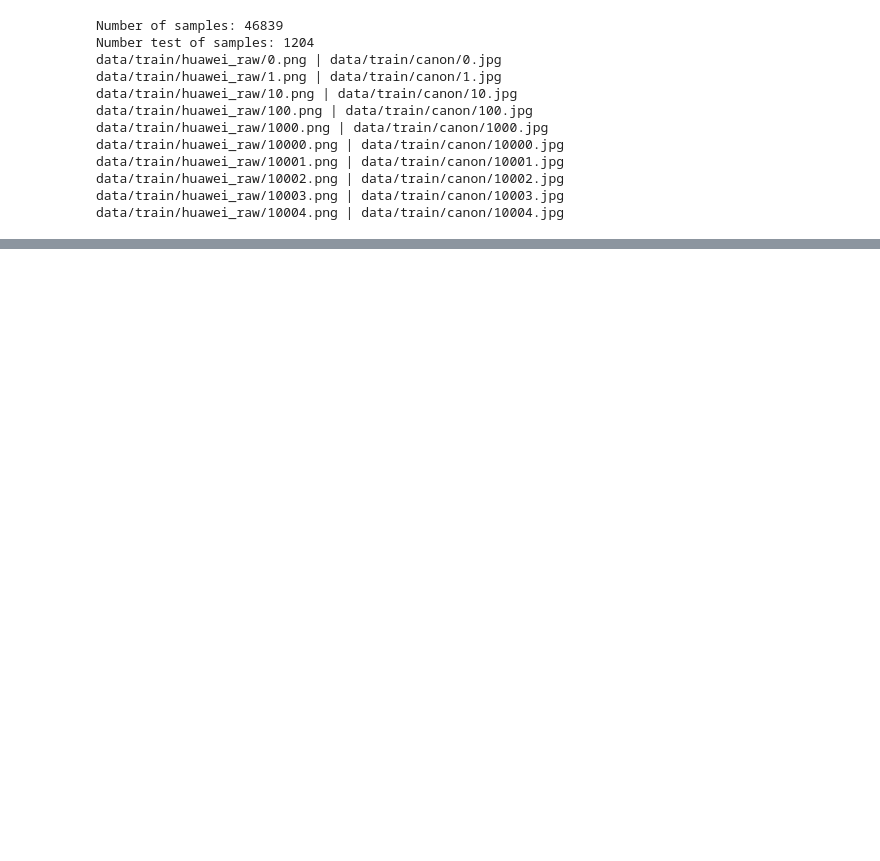
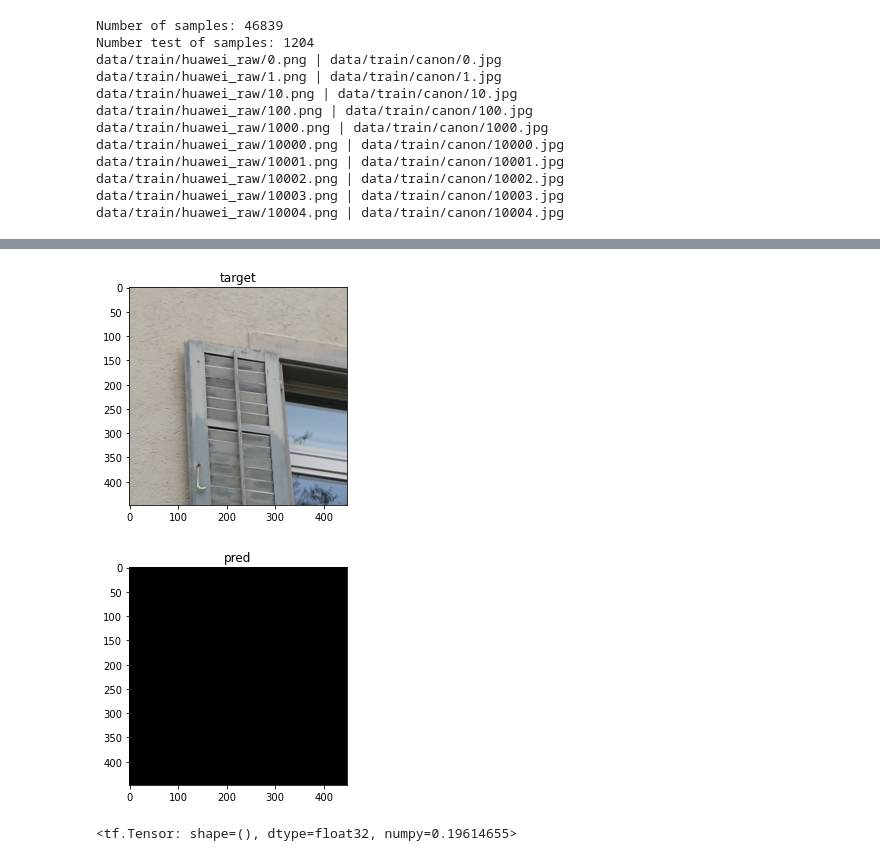
Before and after one commit to gosha20777/master-tesis, a Jupyter notebook: src/experiment-2/train.ipynb, the cells around one changed output, grey strips where cells are left out. Drawn from its saved outputs; the diff is of its cells as text; code cells hidden in the pictures; blank space fills up the shorter version.

```diff
--- a/src/experiment-2/train.ipynb
+++ b/src/experiment-2/train.ipynb
@@ -141,0 +281,13 @@ model.summary()
+# %%
+def ssim_loss(y_true, y_pred):
+    return tf.image.ssim_multiscale(y_true, y_pred, max_val=1.0)
+
+def psnr_loss(y_true, y_pred):
+    return tf.reduce_mean(tf.image.psnr(y_true, y_pred, max_val=1.0))
+
+def main_loss(y_true, y_pred):
+    return tf.keras.losses.mean_absolute_error(y_true, y_pred) + psnr_loss(y_true, y_pred)
+# %%
+model = get_unet(224, 224)
+model.summary()
+model.compile(optimizer="adam", loss=main_loss)
@@ -142,4 +312,18 @@ model.summary()
 # %%
-model.compile(optimizer="adam", loss='mse')
 epochs = 1
-model.fit(train_gen, epochs=epochs, validation_data=val_gen)
+
+callbacks = [
+    keras.callbacks.ModelCheckpoint("model.h5", save_best_only=True)
+]
+
+
+model.fit(train_gen, epochs=epochs, validation_data=val_gen, callbacks=callbacks)
+# %%
+x, y = train_gen.__getitem__(0)
+preds = model.predict(x)
+#plt_display(x[0][:,:,0], 'input')
+plt_display(y[1], 'target')
+plt_display(preds[1], 'pred')
+# %% [output]
+[figure, added]
+[figure, added]
@@ -145,0 +375,4 @@ model.fit(train_gen, epochs=epochs, validation_data=val_gen)
+# %%
+tf.reduce_mean(tf.image.ssim(y[1], preds[3], max_val=1.0))
+# %% [output]
+<tf.Tensor: shape=(), dtype=float32, numpy=0.19614655>
```
Also changed, not shown: parts of 15 cells of this notebook, 1 other file.
